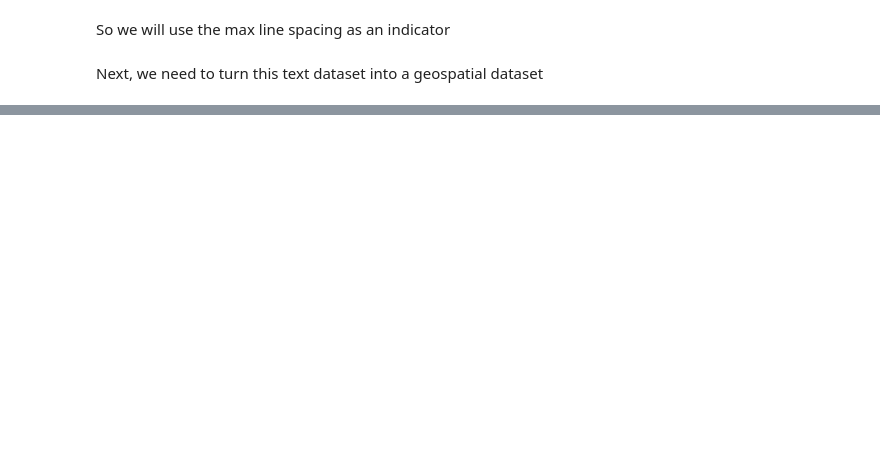
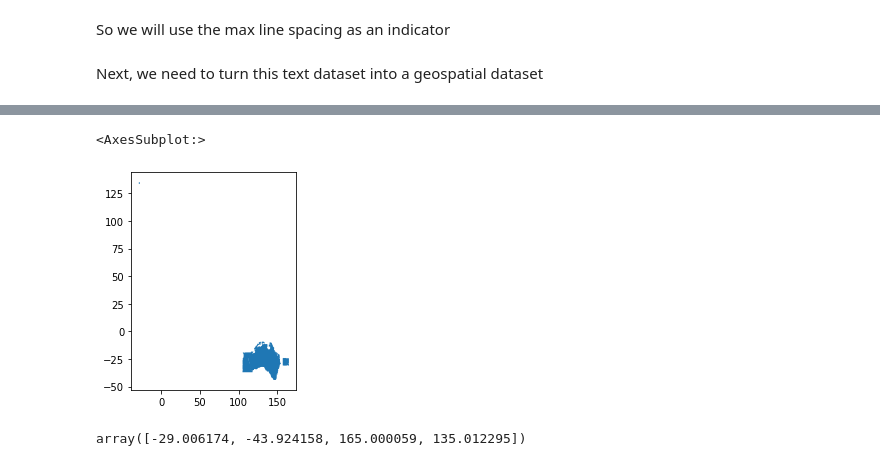
Before and after one commit to RichardScottOZ/Geoscience-Data-Quality-for-Machine-Learning, a Jupyter notebook: Magnetic-Survey-Quality.ipynb, the cells around one changed output, grey strips where cells are left out. Cells and saved outputs as stored; diff of their text form; code cells hidden in the pictures; blank space fills up the shorter version.

```diff
--- a/Magnetic-Survey-Quality.ipynb
+++ b/Magnetic-Survey-Quality.ipynb
@@ -84,0 +106,11 @@ Next, we need to turn this text dataset into a geospatial dataset
+# %%
+gdf.geometry = gdf.geometry.map(lambda polygon: shapely.ops.transform(lambda x, y: (y, x), polygon))
+# %%
+gdf.plot()
+# %% [output]
+<AxesSubplot:>
+[figure, added]
+# %%
+gdf.total_bounds
+# %% [output]
+array([-29.006174, -43.924158, 165.000059, 135.012295])
```
Also changed, not shown: parts of 24 cells of this notebook, 1 other file.
